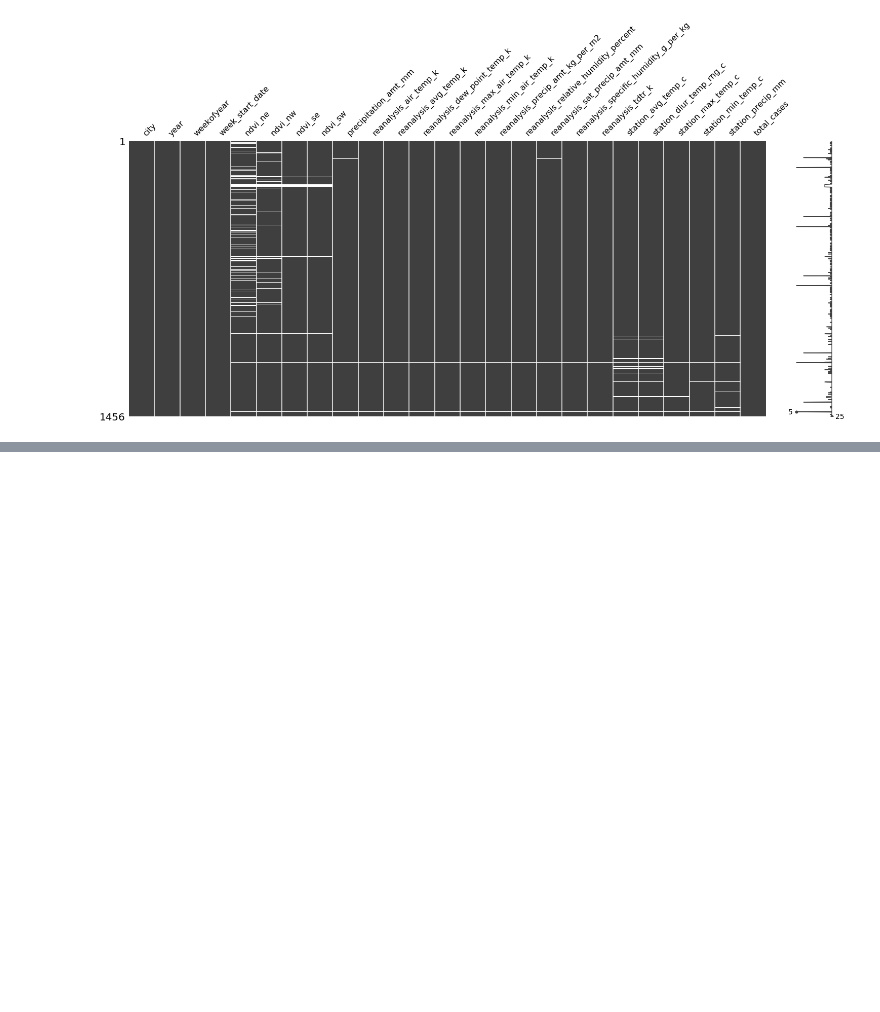
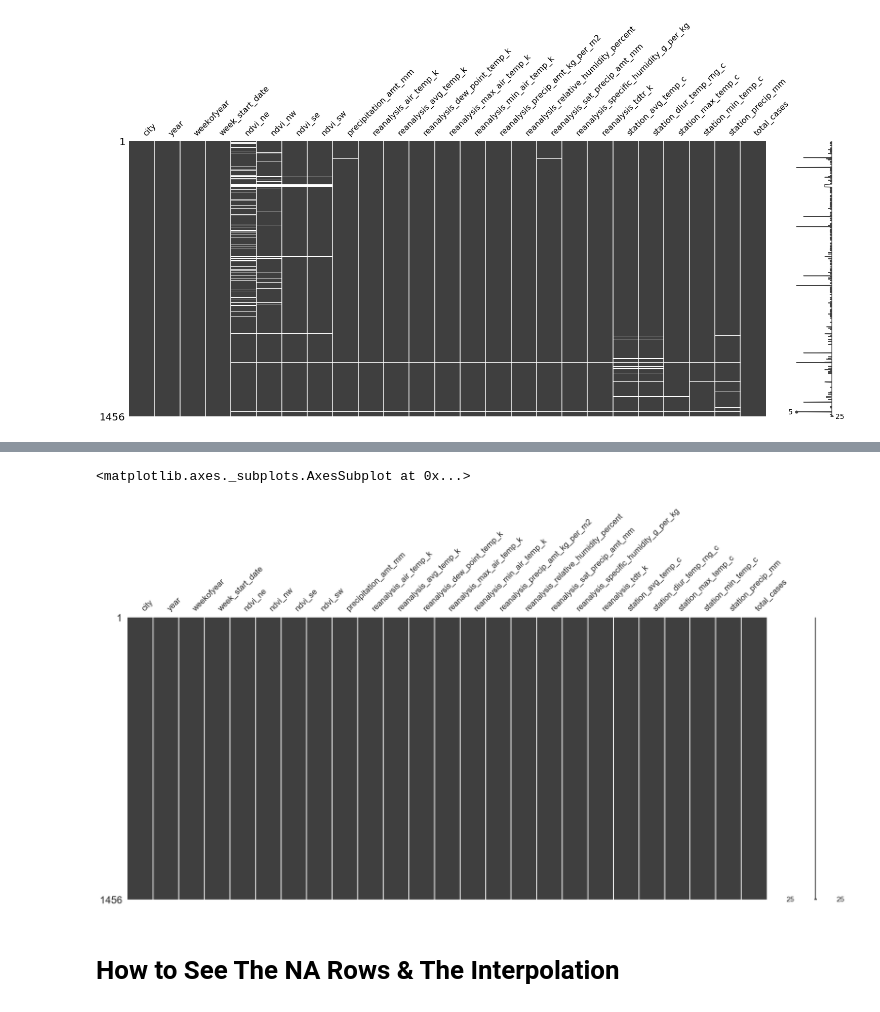
Before and after one commit to corybaird/Predicting_Disease_Spread, a Jupyter notebook: Dealing with Null Values.ipynb, the cells around one changed output, grey strips where cells are left out. Drawn from its saved outputs; the diff is of its cells as text; code cells hidden in the pictures; blank space fills up the shorter version.

```diff
--- a/Dealing with Null Values.ipynb
+++ b/Dealing with Null Values.ipynb
@@ -60,0 +105,7 @@ msno.matrix(df)
+# %%
+msno.matrix(df_interpolate)
+# %% [output]
+<matplotlib.axes._subplots.AxesSubplot at 0x...>
+[figure, added]
+# %% [markdown]
+# How to See The NA Rows & The Interpolation
```
Also changed, not shown: parts of 11 cells of this notebook, 6 other files.
